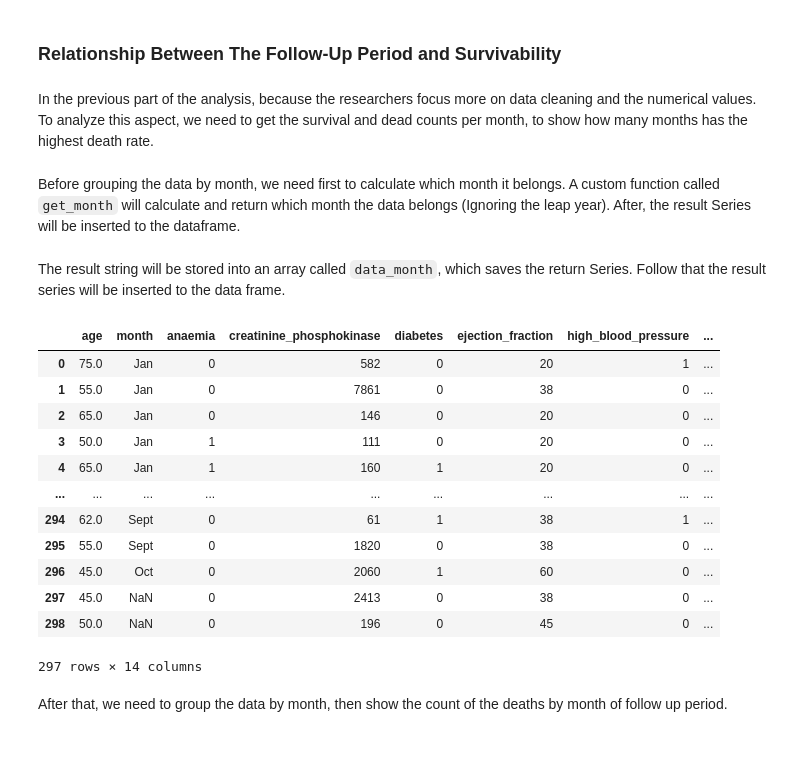
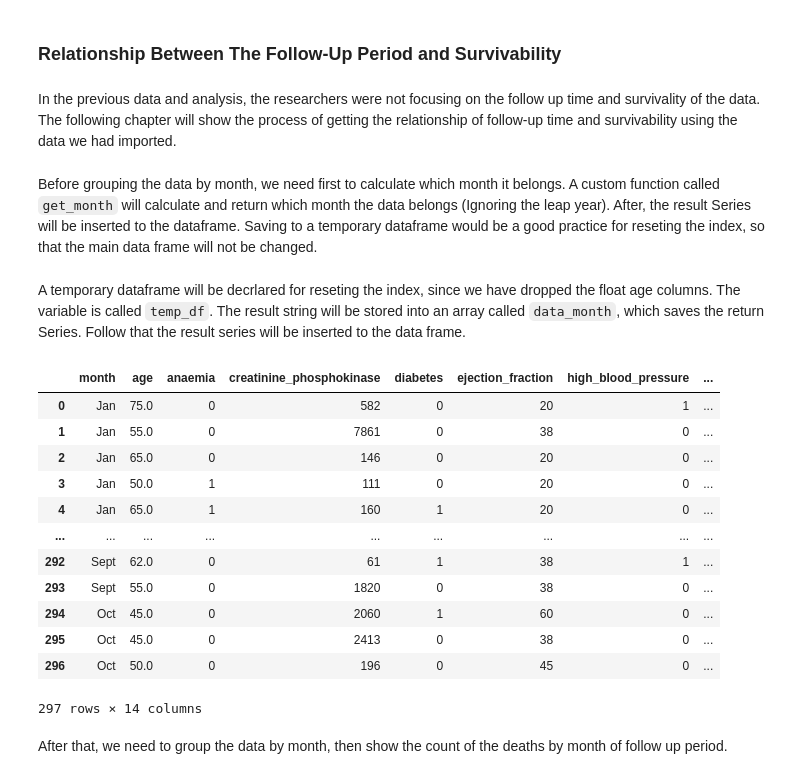
Before and after one commit to Skentir/CSMODEL, a Jupyter notebook: Insert Title of Case Study.ipynb, the cells around one changed output. Cells and saved outputs as stored; diff of their text form; code cells hidden in the pictures; blank space fills up the shorter version.

```diff
--- a/Insert Title of Case Study.ipynb
+++ b/Insert Title of Case Study.ipynb
@@ -231,31 +231,38 @@ heartfailure_df
 ### 2.5. (insert header title)
 # %% [markdown]
 ### Relationship Between The Follow-Up Period and Survivability
-# %% [markdown]
-In the previous part of the analysis, because the researchers focus more on data cleaning and the numerical values. To analyze this aspect, we need to get the survival and dead counts per month, to show how many months has the highest death rate.
+# %% [markdown]
+In the previous data and analysis, the researchers were not focusing on the follow up time and survivality of the data. The following chapter will show the process of getting the relationship of follow-up time and survivability using the data we had imported.
 # %% [markdown]
-Before grouping the data by month, we need first to calculate which month it belongs. A custom function called `get_month` will calculate and return which month the data belongs (Ignoring the leap year). After, the result Series will be inserted to the dataframe.
+Before grouping the data by month, we need first to calculate which month it belongs. A custom function called `get_month` will calculate and return which month the data belongs (Ignoring the leap year). After, the result Series will be inserted to the dataframe. Saving to a temporary dataframe would be a good practice for reseting the index, so that the main data frame will not be changed.
 # %% [markdown]
-The result string will be stored into an array called `data_month`, which saves the return Series. Follow that the result series will be inserted to the data frame.
+A temporary dataframe will be decrlared for reseting the index, since we have dropped the float age columns. The variable is called `temp_df`. The result string will be stored into an array called `data_month`, which saves the return Series. Follow that the result series will be inserted to the data frame.
 # %%
+# Assigning to temp_df then reset index dataframe
+temp_df = heartfailure_df
+temp_df.reset_index(drop=True, inplace=True)
+
 # Getting data from a custom function
 data_month = hf_func.get_month(heartfailure_df[["time"]], result[1])
-heartfailure_df.insert(1,"month",data_month,True)
-heartfailure_df
+
+# Inserting the returned series to our temporary data frame
+temp_df.insert(0,"month",data_month,False)
-# %% [output]
-|  | age | month | anaemia | creatinine_phosphokinase | diabetes | ejection_fraction | high_blood_pressure | ... |
-| 0 | 75.0 | Jan | 0 | 582 | 0 | 20 | 1 | ... |
-| 1 | 55.0 | Jan | 0 | 7861 | 0 | 38 | 0 | ... |
-| 2 | 65.0 | Jan | 0 | 146 | 0 | 20 | 0 | ... |
-| 3 | 50.0 | Jan | 1 | 111 | 0 | 20 | 0 | ... |
-| 4 | 65.0 | Jan | 1 | 160 | 1 | 20 | 0 | ... |
-| ... | ... | ... | ... | ... | ... | ... | ... | ... |
-| 294 | 62.0 | Sept | 0 | 61 | 1 | 38 | 1 | ... |
-| 295 | 55.0 | Sept | 0 | 1820 | 0 | 38 | 0 | ... |
-| 296 | 45.0 | Oct | 0 | 2060 | 1 | 60 | 0 | ... |
-| 297 | 45.0 | NaN | 0 | 2413 | 0 | 38 | 0 | ... |
-| 298 | 50.0 | NaN | 0 | 196 | 0 | 45 | 0 | ... |
-297 rows × 14 columns
+# %%
+temp_df
+# %% [output]
+|  | month | age | anaemia | creatinine_phosphokinase | diabetes | ejection_fraction | high_blood_pressure | ... |
+| 0 | Jan | 75.0 | 0 | 582 | 0 | 20 | 1 | ... |
+| 1 | Jan | 55.0 | 0 | 7861 | 0 | 38 | 0 | ... |
+| 2 | Jan | 65.0 | 0 | 146 | 0 | 20 | 0 | ... |
+| 3 | Jan | 50.0 | 1 | 111 | 0 | 20 | 0 | ... |
+| 4 | Jan | 65.0 | 1 | 160 | 1 | 20 | 0 | ... |
+| ... | ... | ... | ... | ... | ... | ... | ... | ... |
+| 292 | Sept | 62.0 | 0 | 61 | 1 | 38 | 1 | ... |
+| 293 | Sept | 55.0 | 0 | 1820 | 0 | 38 | 0 | ... |
+| 294 | Oct | 45.0 | 0 | 2060 | 1 | 60 | 0 | ... |
+| 295 | Oct | 45.0 | 0 | 2413 | 0 | 38 | 0 | ... |
+| 296 | Oct | 50.0 | 0 | 196 | 0 | 45 | 0 | ... |
+297 rows × 14 columns
 # %% [markdown]
 After that, we need to group the data by month, then show the count of the deaths by month of follow up period.
 # %% [markdown]
```
Also changed, not shown: parts of 4 cells of this notebook, 1 other file.
